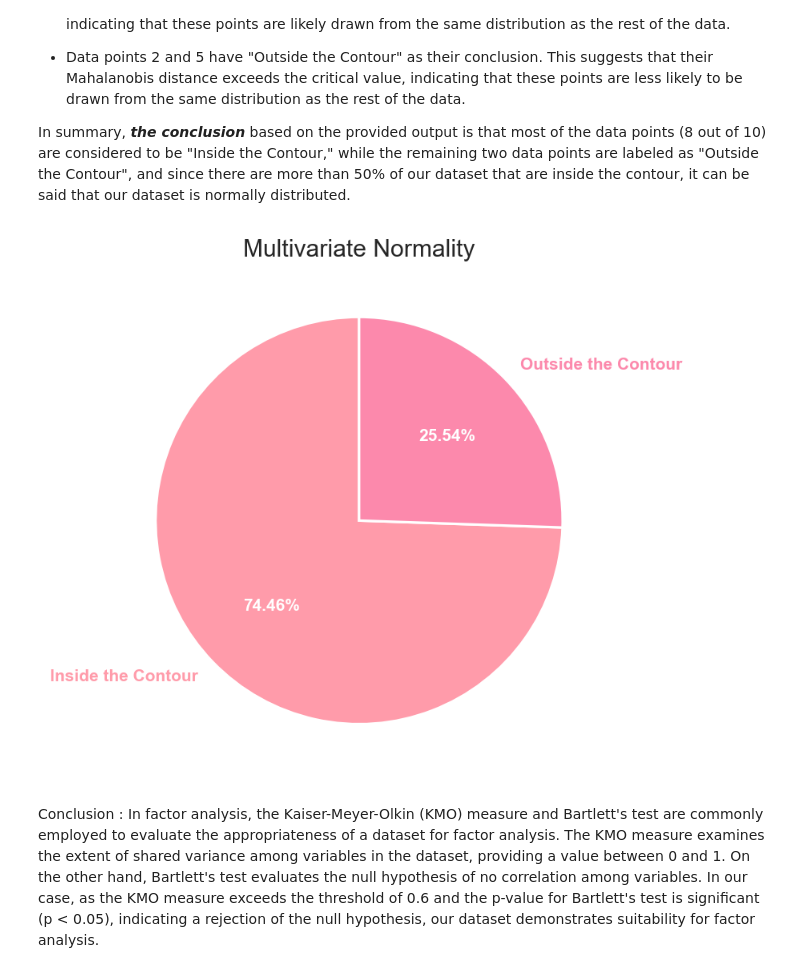
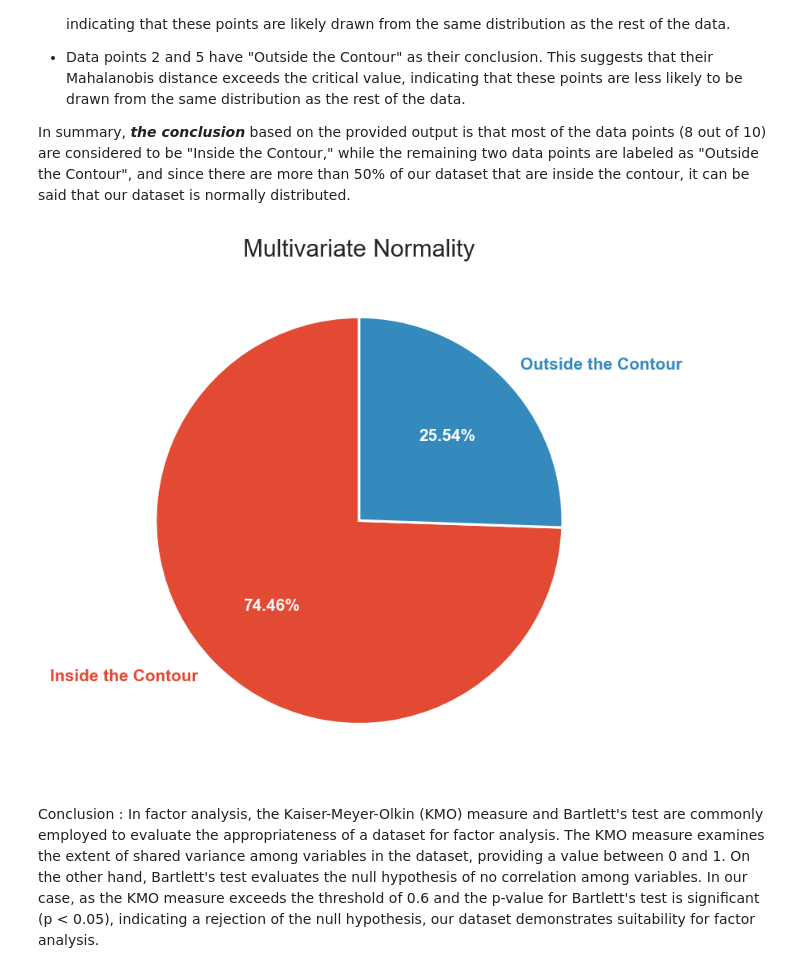
Before and after one commit to agyaldira/credit-card-clustering-kmeans, a Jupyter notebook: credit-card-clustering-kmeans.ipynb, the cells around one changed output. Saved outputs shown, nothing was run; the diff lists cells and outputs as text; code cells hidden in the pictures.

```diff
--- a/credit-card-clustering-kmeans.ipynb
+++ b/credit-card-clustering-kmeans.ipynb
@@ -291,24 +291,24 @@ In summary, ***the conclusion*** based on the provided output is that most of th
 # %%
 fig,ax = plt.subplots(dpi=150)
 
 patches,texts,pcts = ax.pie(
     multivar_normal.Conclusion.value_counts().values,
     labels=multivar_normal.Conclusion.value_counts().index,
     startangle=90,
-    colors=["#FF9BAA","#FC89AC"],
+    # colors=["#FF9BAA","#FC89AC"],
     autopct="%.2f%%",
     wedgeprops={"linewidth":1.5,"edgecolor":"white"}
 )
 for index,patch in enumerate(patches):
     texts[index].set_color(patch.get_facecolor())
 
 plt.setp(pcts,color="white",fontweight="bold")
 plt.setp(texts,fontweight="bold")
 ax.set_title("Multivariate Normality")
 
 plt.show()
 # %% [output]
-[figure, old version]
+[figure, new version]
 # %% [markdown]
 Conclusion : In factor analysis, the Kaiser-Meyer-Olkin (KMO) measure and Bartlett's test are commonly employed to evaluate the appropriateness of a dataset for factor analysis. The KMO measure examines the extent of shared variance among variables in the dataset, providing a value between 0 and 1. On the other hand, Bartlett's test evaluates the null hypothesis of no correlation among variables. In our case, as the KMO measure exceeds the threshold of 0.6 and the p-value for Bartlett's test is significant (p < 0.05), indicating a rejection of the null hypothesis, our dataset demonstrates suitability for factor analysis.
 # %%
```
Also changed, not shown: parts of 13 cells of this notebook, 2 other files.
